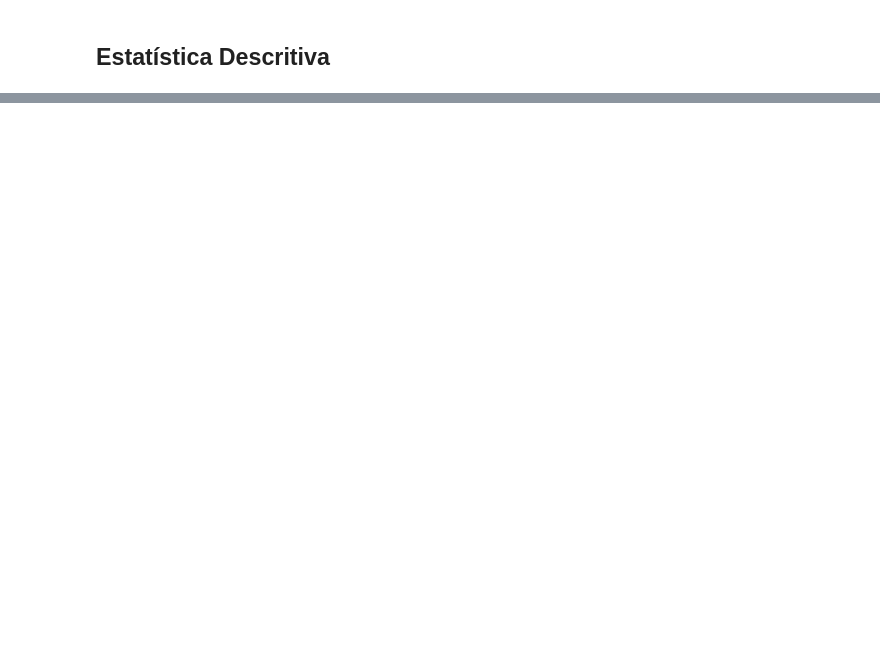
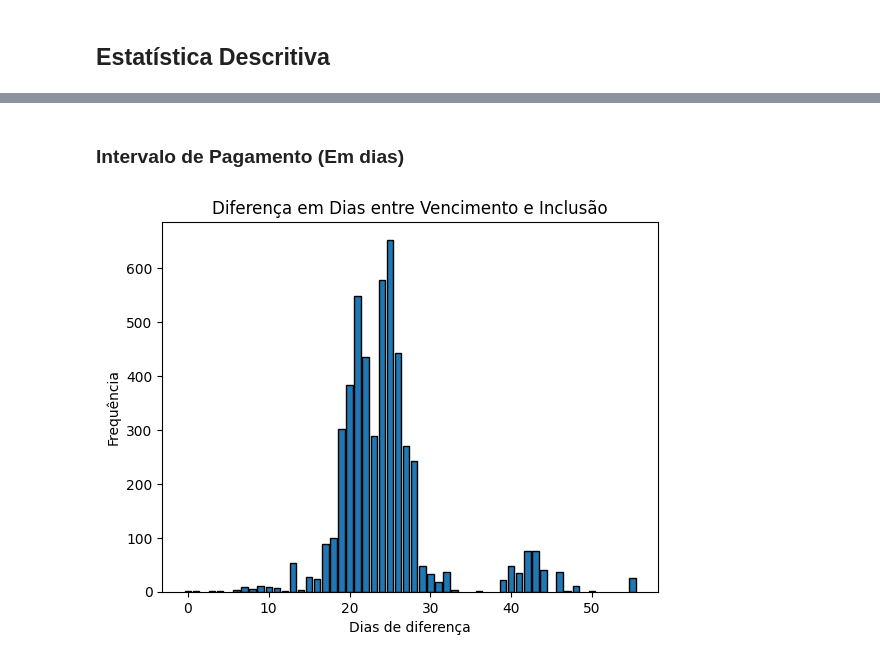
Before and after one commit to jjalmeidadev/payback-projeto, a Jupyter notebook: notebooks/Exploração_de_Dados,_Pré_processamento_e_Levantamento_de_Hipóteses_The_Seven.ipynb, the cells around one changed output, grey strips where cells are left out. Saved outputs shown, nothing was run; the diff lists cells and outputs as text; code cells hidden in the pictures; blank space fills up the shorter version.

```diff
--- a/notebooks/Exploração_de_Dados,_Pré_processamento_e_Levantamento_de_Hipóteses_The_Seven.ipynb
+++ b/notebooks/Exploração_de_Dados,_Pré_processamento_e_Levantamento_de_Hipóteses_The_Seven.ipynb
@@ -28,13 +28,13 @@ from sklearn.compose import ColumnTransformer
 
 # Carregamento em amostras para economia de memória e testes
 
-df_gf = pd.read_csv("/content/Grupo com registro entre 07-2024 a 06-2025- GF.csv", sep="\t", header=0, engine="python").sample(n=5000, random_state=42)
-df_gl = pd.read_csv("/content/Grupo com registro entre 07-2024 a 06-2025- GL.csv", sep="\t", header=0, engine="python").sample(n=5000, random_state=42)
-df_gm = pd.read_csv("/content/Grupo com registro entre 07-2024 a 06-2025- GM.csv", sep="\t", header=0, engine="python").sample(n=5000, random_state=42)
-df_gp = pd.read_csv("/content/Grupo com registro entre 07-2024 a 06-2025- GP.csv", sep="\t", header=0, engine="python").sample(n=5000, random_state=42)
-df_gt = pd.read_csv("/content/Grupo com registro entre 07-2024 a 06-2025- GT.csv", sep="\t", header=0, engine="python").sample(n=5000, random_state=42)
-df_gv = pd.read_csv("/content/Grupo com registro entre 07-2024 a 06-2025- GV.csv", sep="\t", header=0, engine="python").sample(n=5000, random_state=42)
-df_gw = pd.read_csv("/content/Grupo com registro entre 07-2024 a 06-2025- GW.csv", sep="\t", header=0, engine="python").sample(n=5000, random_state=42)
+df_gf = pd.read_csv("../Grupo com registro entre 07-2024 a 06-2025- GF.csv", sep="\t", header=0, engine="python").sample(n=5000, random_state=42)
+df_gl = pd.read_csv("../Grupo com registro entre 07-2024 a 06-2025- GL.csv", sep="\t", header=0, engine="python").sample(n=5000, random_state=42)
+df_gm = pd.read_csv("../Grupo com registro entre 07-2024 a 06-2025- GM.csv", sep="\t", header=0, engine="python").sample(n=5000, random_state=42)
+df_gp = pd.read_csv("../Grupo com registro entre 07-2024 a 06-2025- GP.csv", sep="\t", header=0, engine="python").sample(n=5000, random_state=42)
+df_gt = pd.read_csv("../Grupo com registro entre 07-2024 a 06-2025- GT.csv", sep="\t", header=0, engine="python").sample(n=5000, random_state=42)
+df_gv = pd.read_csv("../Grupo com registro entre 07-2024 a 06-2025- GV.csv", sep="\t", header=0, engine="python").sample(n=5000, random_state=42)
+df_gw = pd.read_csv("../Grupo com registro entre 07-2024 a 06-2025- GW.csv", sep="\t", header=0, engine="python").sample(n=5000, random_state=42)
 
 # Após carregar, conversão de floats para float32 para economizar memória também
 
@@ -208,12 +208,12 @@ def tratar_datas(df):
 
 colunas_numericas = ['id_grupo','id_pagador','id_beneficiario','Numero_do_boleto',
                      'vl_boleto','vl_pagto','juros','multa','valor_abatimento','qtd_acessos_pagador']
-colunas_categoricas = ['status_boleto','banco','pagador_cidade','tipo_juros','tipo_multa']
+colunas_categoricas = ['status_boleto','banco','tipo_juros','tipo_multa']
 colunas_data = ['data_inclusao','data_vencto','dt_pagto','pagador_dt_ultimo_acesso']
 colunas_texto = ['pagador_cep','pagador_cnpjcpf','pagador_inscricao_hash']
 
 colunas_nao_normalizar = ['id_grupo','id_beneficiario','Numero_do_boleto','id_pagador',
-                          'pagador_cep','data_inclusao','data_vencto','dt_pagto','pagador_dt_ultimo_acesso']
+                          'pagador_cep','data_inclusao','data_vencto','dt_pagto','pagador_dt_ultimo_acesso', 'pagador_cidade']
 
 def tratar_datas(df):
     df_out = df.copy()
@@ -229,6 +229,7 @@ def tratar_datas(df):
     return df_out
 # %%
 # Pré-processamento (One-Hot e Normalização no escopo de 0 a 10000)
+encoder = LabelEncoder()
 
 def preprocessar(df):
     df_proc = tratar_datas(df)
@@ -276,11 +277,16 @@ def preprocessar(df):
         df_proc[c] = df_proc[c].astype('float32')
 
     # Adiciona a coluna pagador_cidade original de volta
+    if 'status_boleto' in df.columns:
+        df_proc['status_boleto_original'] = df['status_boleto']
 
-    if 'pagador_cidade' in df.columns:
-        df_proc['pagador_cidade_original'] = df['pagador_cidade']
+    def codificar_cidade():
+        encoder.fit(df_proc['pagador_cidade'])
+        df_proc['pagador_cidade'] = encoder.transform(df_proc['pagador_cidade'])
+        print(df_proc['pagador_cidade'].value_counts().sort_index())
 
 
+    codificar_cidade()
     return df_proc
 # %% [markdown]
  ## Aplicar Pré-processamento
@@ -414,0 +519,13 @@ for nome, df_proc in {"GF": df_gf_pre, "GL": df_gl_pre, "GM": df_gm_pre, "GP": d
+# %% [markdown]
+### Intervalo de Pagamento (Em dias)
+# %%
+
+
+# Gráfico de barras
+plt.bar(TipoData.index, TipoData.values, edgecolor="black")
+plt.title("Diferença em Dias entre Vencimento e Inclusão")
+plt.xlabel("Dias de diferença")
+plt.ylabel("Frequência")
+plt.show()
+# %% [output]
+[figure, added]
```
Also changed, not shown: parts of 32 cells of this notebook, 1 other file.
